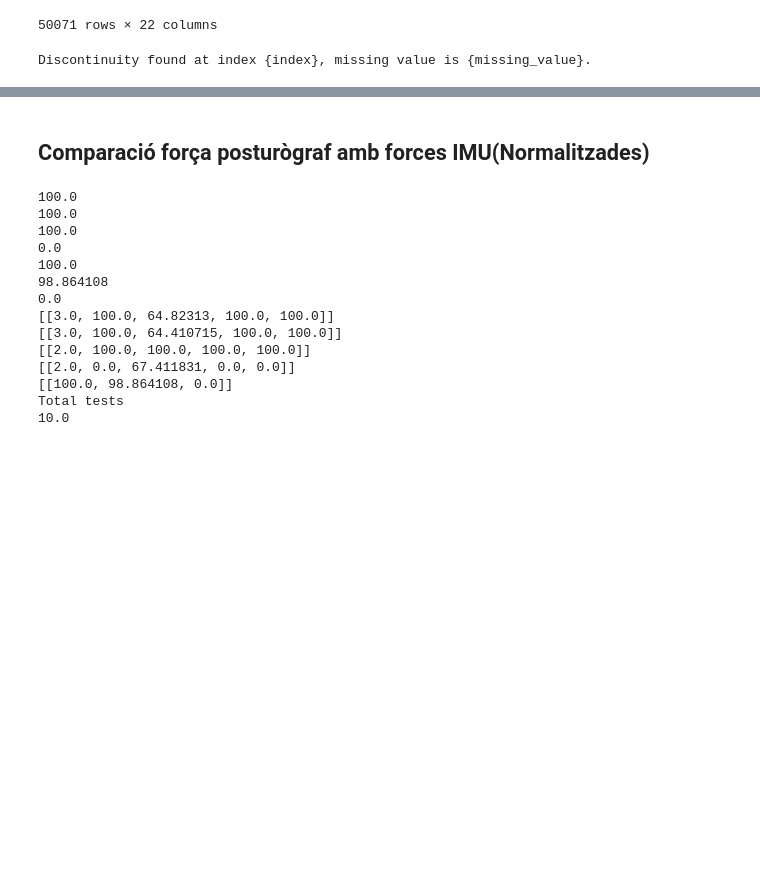
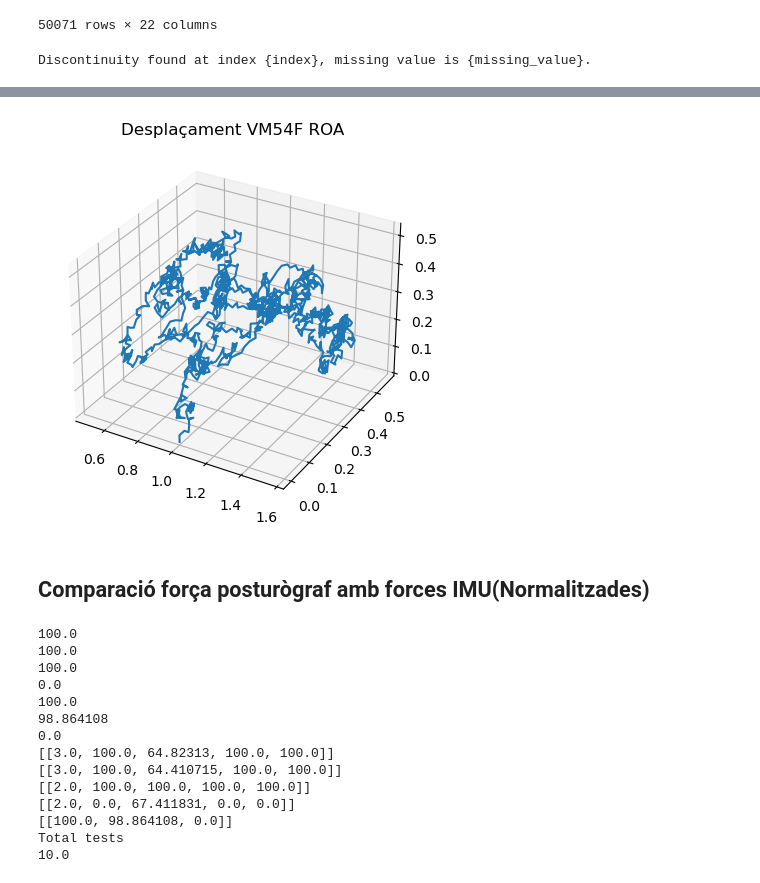
Before and after one commit to PauFuentesH/TFG_PauFuentes, a Jupyter notebook: IMU.ipynb, the cells around one changed output, grey strips where cells are left out. Saved outputs shown, nothing was run; the diff lists cells and outputs as text; code cells hidden in the pictures; blank space fills up the shorter version.

```diff
--- a/IMU.ipynb
+++ b/IMU.ipynb
@@ -137,13 +144,14 @@ convertDataHex(dades,"gyroscopeZ",10)
 50071 rows × 22 columns
 # %%
 
-balance_test = dades.loc[dades["test"]==5, ["action","accelerometerX","accelerometerY","accelerometerZ", "gravityVectorX", "gravityVectorY", "gravityVectorZ", "gyroscopeX", "gyroscopeY", "gyroscopeZ"]]
+balance_test = dades.loc[dades["test"]==5, ["action","accelerometerX", "accelerometerY", "accelerometerZ", "gravityVectorX", "gravityVectorY", "gravityVectorZ","gyroscopeX", "gyroscopeY", "gyroscopeZ" ]]
 
 llista_ROA = balance_test.index[balance_test["action"] == 1].tolist()
 llista_ROC = balance_test.index[balance_test["action"] == 2].tolist()
 llista_RGA = balance_test.index[balance_test["action"] == 3].tolist()
 llista_RGC = balance_test.index[balance_test["action"] == 4].tolist()
 balance_test.drop("action", inplace=True, axis=1)
+quaternions = balance_test.to_numpy()
 # %%
 def find_discontinuity(lst):
     for i in range(1, len(lst)):
@@ -190,2 +198,34 @@ plt.show()
+# %%
+resultat=[]
+resultat=grafica(ROA1)
+# %%
+rotated_vector = np.array([1.0,0.0,0.0])
+trajectoriax = [rotated_vector[0]]
+trajectoriay = [rotated_vector[1]]
+trajectoriaz = [rotated_vector[2]]
+
+AHRSalgorithm = AHRS(SamplePeriod=1/40, Kp=1,Ki=1, KpInit=1)
+
+for i in range(len(resultat[0])):
+    AHRSalgorithm.Kp = 0
+    AHRSalgorithm.UpdateIMU(resultat[0][['gyroscopeX', 'gyroscopeY', 'gyroscopeZ']].iloc[i].values.tolist(),
+                            resultat[0][['accelerometerX', 'accelerometerX', 'accelerometerX']].iloc[i].values.tolist())
+    quaternions = AHRSalgorithm.Quaternion
+    rotated_vector = quaternRotate(rotated_vector, quaternions)
+    #print(rotated_vector)
+    trajectoriax.append(trajectoriax[-1] + rotated_vector[0]*deltat)
+    trajectoriay.append(trajectoriay[-1] + rotated_vector[1]*deltat)
+    trajectoriaz.append(trajectoriaz[-1] + rotated_vector[2]*deltat)
+# %%
+fig = plt.figure()
+ax1 = fig.add_subplot(111, projection = '3d')
+
+ax1.plot(trajectoriax, trajectoriay, trajectoriaz)
+ax1.set_title("Desplaçament VM54F ROA")
+
+
+plt.show()
+# %% [output]
+[figure, added]
 # %% [markdown]
 ## Comparació força posturògraf amb forces IMU(Normalitzades)
```
Also changed, not shown: parts of 33 cells of this notebook, 1 other file.
